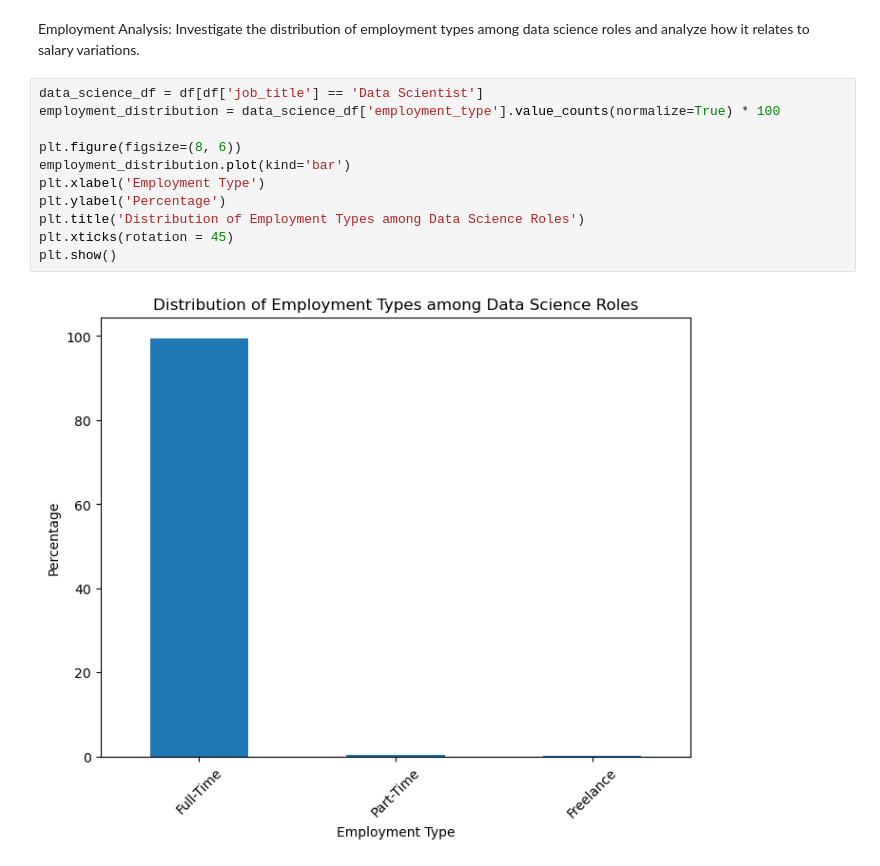
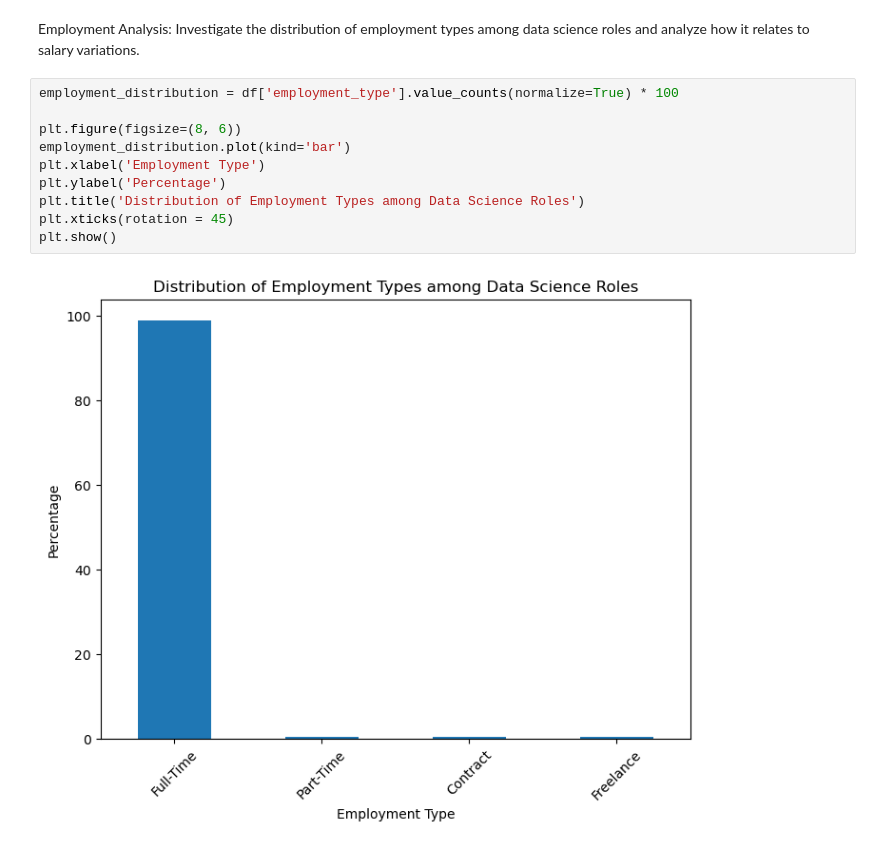
Before and after one commit to georgemcculloch/Data-Science-Salary-Analysis, a Jupyter notebook: data salaries.ipynb, the cells around one changed output. Saved outputs shown, nothing was run; the diff lists cells and outputs as text.

```diff
--- a/data salaries.ipynb
+++ b/data salaries.ipynb
@@ -190,15 +190,14 @@ plt.show()
 # %% [markdown]
 Employment Analysis: Investigate the distribution of employment types among data science roles and analyze how it relates to salary variations.
 # %%
-data_science_df = df[df['job_title'] == 'Data Scientist']
-employment_distribution = data_science_df['employment_type'].value_counts(normalize=True) * 100
+employment_distribution = df['employment_type'].value_counts(normalize=True) * 100
 
 plt.figure(figsize=(8, 6))
 employment_distribution.plot(kind='bar')
 plt.xlabel('Employment Type')
 plt.ylabel('Percentage')
 plt.title('Distribution of Employment Types among Data Science Roles')
 plt.xticks(rotation = 45)
 plt.show()
 # %% [output]
-[figure, old version]
+[figure, new version]
```
Also changed, not shown: parts of 2 cells of this notebook.
